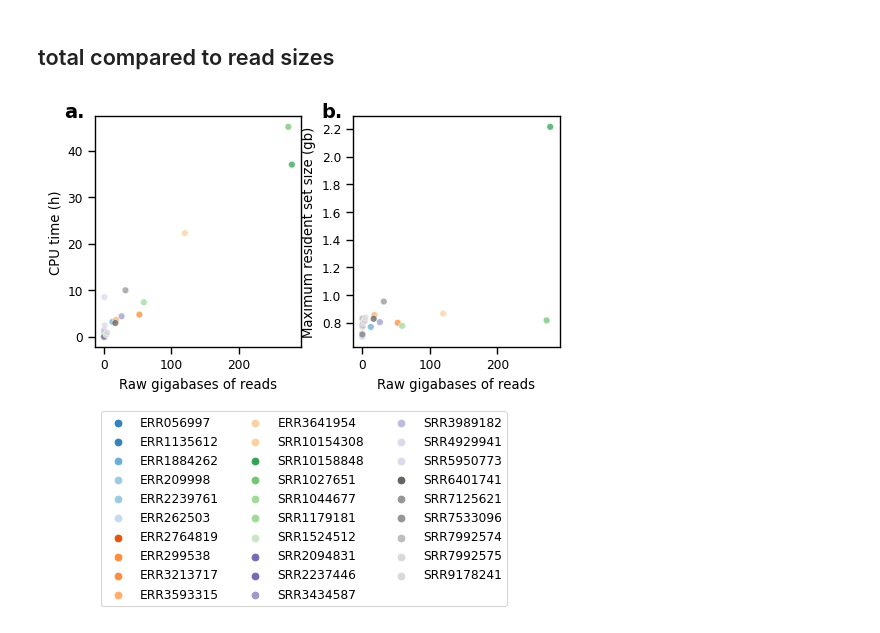
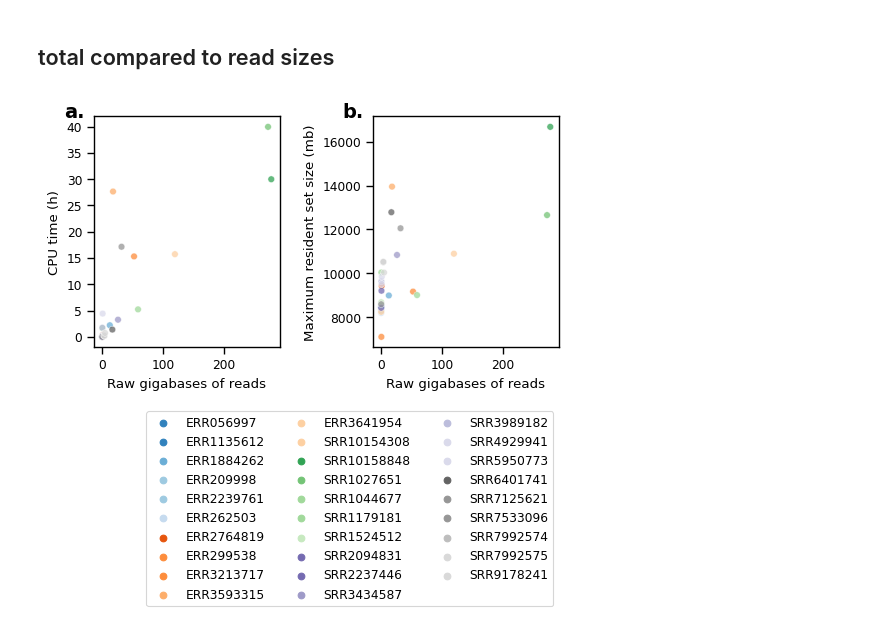
Before and after one commit to genomicepidemiology/argprofiler-paper-notebooks, a Jupyter notebook: Run_times.ipynb, the cells around one changed output. Saved outputs shown, nothing was run; the diff lists cells and outputs as text; code cells hidden in the pictures.

```diff
--- a/Run_times.ipynb
+++ b/Run_times.ipynb
@@ -278,0 +451,29 @@ figure_saver(fig=fig, prefix='figures/kma_comparisons')
+# %%
+gs2_spades = parse_time('data/GS2_spades.times')
+gs2_spades['rule'] = 'SPAdes'
+gs2_spades['sample'] = gs2_spades['sample'].str.replace('.time', '')
+
+gs2_meta = pd.read_excel('data/41467_2022_34312_MOESM3_ESM.xlsx')[['new_complete_name', 'ena_run_acc']]
+gs2_spades = gs2_spades.merge(gs2_meta, left_on='sample', right_on='new_complete_name').drop(columns=['sample', 'new_complete_name']).rename(columns={'ena_run_acc': 'sample'})
+# %%
+gs2_compare = pd.concat([gs2, gs2_spades])
+# %%
+fig, axes = plt.subplots(ncols=2, nrows=2, gridspec_kw={'hspace': 0.25, 'wspace': 0.05}, figsize=(10,7))
+
+for i, (r, rtitle) in enumerate(zip(['seed_extender', 'SPAdes'], ['ARGextender', 'SPAdes'])):
+    d = gs2_compare.query(f"rule == '{r}'")
+    for j, x in enumerate([x1, x2]):
+        sns.boxenplot(
+            data = d,
+            x = x,
+            color=Palette[x],
+            ax = axes[j,i]
+        )
+
+        if j == 0:
+            axes[j, i].set_xlabel('CPU time (h)')
+
+        if j == 0:
+            axes[j,i].set_title(rtitle)
+fig.suptitle('ARGextender and SPAdes on global sewage samples', horizontalalignment='left', x=0.1)
+figure_saver(fig=fig, prefix='figures/gs2_argextender_spades')
@@ -298,7 +520,7 @@ pd.concat([dfs['32'], dfs['29_fastp']]).query("sample in @samples29 & rule in @r
 # %%
 samples29_meta = pd.read_csv('data/29_samples_meta.csv', index_col=[0,1]).T
 # %%
-samples29_tot = pd.concat([dfs['32'], dfs['29_fastp']]).query("sample in @samples29 & rule in @rule_order").groupby(['sample'])[[x1, x2]].sum()
+samples29_tot = pd.concat([dfs['final'], dfs['zip'].query("rule == 'raw_reads'")]).query("sample in @samples29 & rule in @rule_order").groupby(['sample'])[[x1, x2]].sum()
 # %%
 samples29_tot_meta = samples29_tot.merge(samples29_meta[['raw_bases']], left_index=True, right_index=True)
 cols = [c for c in samples29_tot_meta.columns]
@@ -308,38 +530,38 @@ samples29_tot_meta.columns = cols
 samples29_tot_meta['raw_megabases'] = samples29_tot_meta['raw_bases'].astype(float) * 10**(-6)
 samples29_tot_meta['raw_gigabases'] = samples29_tot_meta['raw_bases'].astype(float) * 10**(-9)
 # %%
-fig, axes = plt.subplots(1,2, sharex=True, figsize=(6,3), gridspec_kw={'wspace': .25})
+fig, axes = plt.subplots(1,2, sharex=True, figsize=(6,3), gridspec_kw={'wspace': .5})
 
 sns.scatterplot(
     data = samples29_tot_meta.reset_index(),
     x = 'raw_gigabases',
     y = x1,
     ax = axes[0],
     hue = 'sample',
     palette = get_cmap(labels=samples29, name='tab20c'),
     alpha = .75
 )
 sns.scatterplot(
     data = samples29_tot_meta.reset_index(),
     x = 'raw_gigabases',
     y = x2,
     ax = axes[1],
     hue = 'sample',
     palette = get_cmap(labels=samples29, name='tab20c'),
     alpha = .75
 )
 
 axes[0].get_legend().remove()
 axes[1].legend(loc='upper left', bbox_to_anchor=(-1.25,-.25), ncol=3)
 
 for i, ax in enumerate(axes.flatten()):
     ax.set_xlabel('Raw gigabases of reads')
     ax.set_ylabel(collabels[ax.get_ylabel()])
     ax.text(-0.05, 1.06, alphabet[i] + '.', transform=ax.transAxes, fontsize=14, va='top', ha='right', fontweight='bold')
 
 figure_saver(fig=fig, prefix='figures/raw_tots')
 # %% [output]
-[figure, old version]
+[figure, new version]
 # %%
 samples29_tot_meta[f"{x1}/gb"] = samples29_tot_meta[x1]/samples29_tot_meta['raw_gigabases']
 print(f"average per gb bases:", samples29_tot_meta[f"{x1}/gb"].mean())
```
Also changed, not shown: parts of 27 cells of this notebook, 3 other files.
